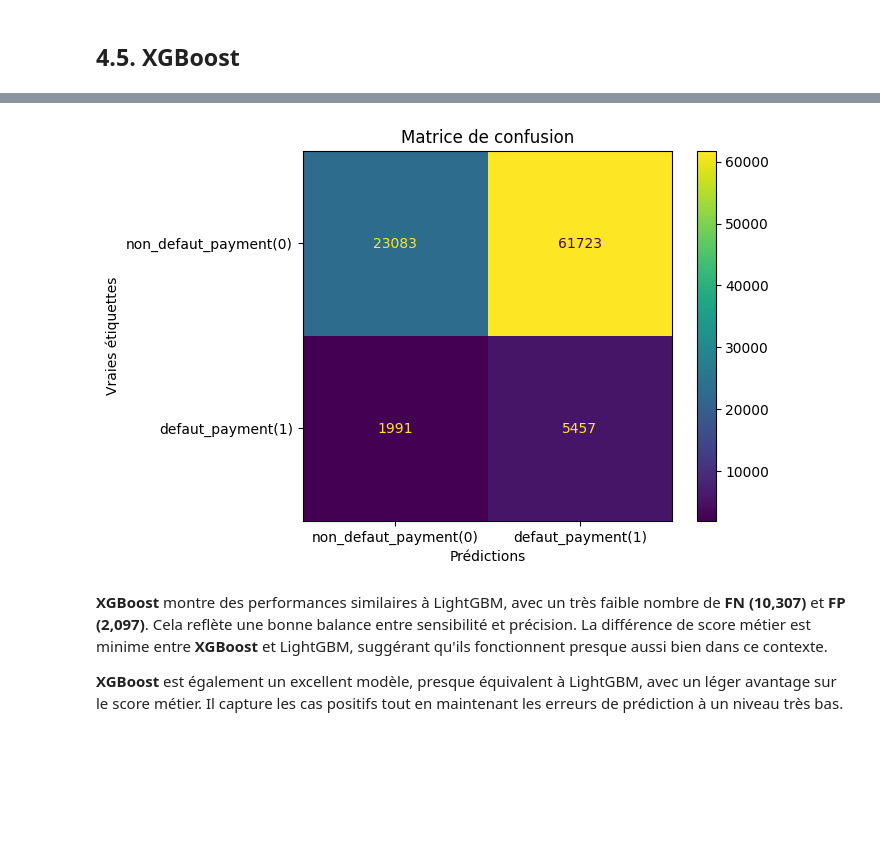
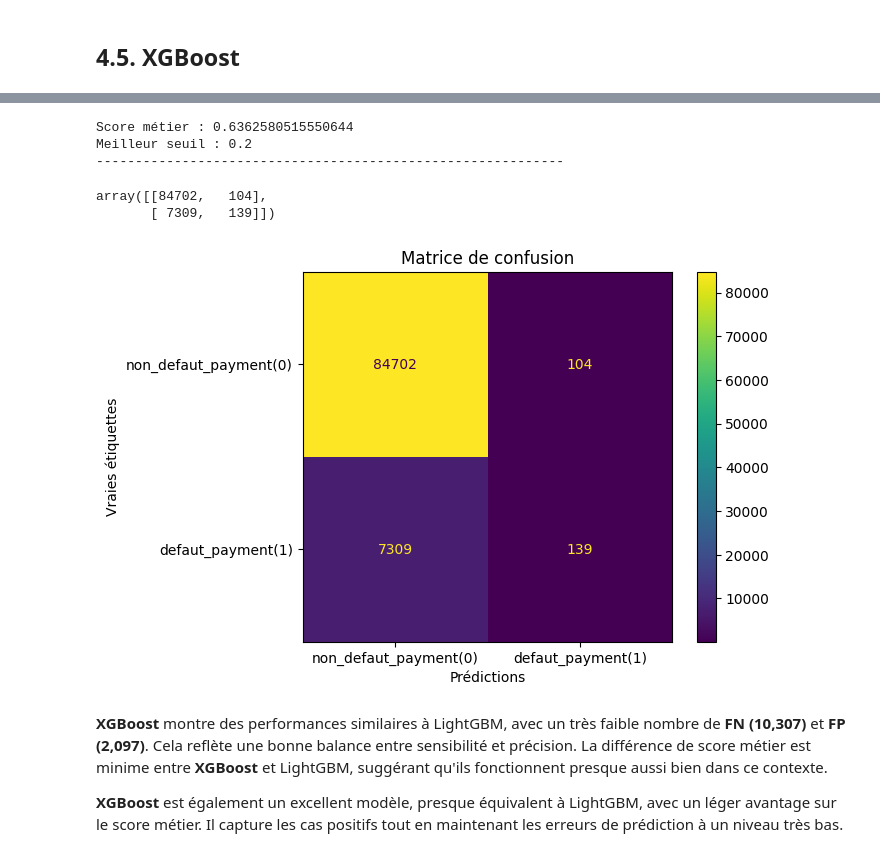
Before and after one commit to amadousysada/scoring-model, a Jupyter notebook: 03_modelisation.ipynb, the cells around one changed output, grey strips where cells are left out. Cells and saved outputs as stored; diff of their text form; code cells hidden in the pictures; blank space fills up the shorter version.

```diff
--- a/03_modelisation.ipynb
+++ b/03_modelisation.ipynb
@@ -220,11 +215,19 @@ def business_cost(y_true, y_pred_proba, threshold_return=False):
     threshold_return : Si True, retourne le seuil optimal avec le score.
 
     Retourne :
-    float : Le score métier basé sur 10 * FN + FP (inversé pour la maximisation).
+    float : Le score métier normalisé (entre 0 et 1).
     """
 
-    thresholds = np.arange(0.2, 1, 0.01)  # Seuils de 0.1 à 1 avec un pas de 0.01
-    max_possible_cost = 10 * sum(y_true == 1) + sum(y_true == 0)  # Coût si tout est mal classé
+    thresholds = np.arange(0.2, 0.5, 0.01)  # Seuils de 0.1 à 0.8 avec un pas de 0.01
+
+    # Calcul de la prévalence des classes
+    prevalence_positive = np.sum(y_true == 1) / len(y_true)  # Prévalence de la classe positive (défauts)
+    prevalence_negative = np.sum(y_true == 0) / len(y_true)  # Prévalence de la classe négative (bons payeurs)
+
+    # Calcul du coût maximal
+    # Coût maximal : tout est mal classé (FN = nombre de défauts, FP = nombre de bons payeurs)
+    max_cost = (10 * np.sum(y_true == 1)) + np.sum(y_true == 0)
+    max_weighted_cost = max_cost / (prevalence_positive + prevalence_negative)
 
     best_score = -float('inf')
     best_threshold = 0.5
@@ -234,8 +237,11 @@ def business_cost(y_true, y_pred_proba, threshold_return=False):
 
       cost = 10*fn + fp  # Coût métier brut
 
-      # Normalisation : 1 - (coût observé / coût max possible)
-      normalized_score = 1 - (cost / max_possible_cost)
+      # Pondération par la prévalence des classes
+      weighted_cost = cost / (prevalence_positive + prevalence_negative)
+
+      # Normalisation du coût (simplifié car min_weighted_cost = 0)
+      normalized_score = 1 - (weighted_cost / max_weighted_cost)
 
       if normalized_score > best_score:
             best_score = normalized_score
@@ -678,9 +698,14 @@ GridSearchCV(cv=StratifiedKFold(n_splits=4, random_state=42, shuffle=True),
                       'business_score': make_scorer(business_cost, response_method='predict_proba')},
              verbose=1)
 # %%
-visualize_confusion_matrix(model_results['XGBoost'].best_estimator_, X_valid, y_valid, preprocessor)
+visualize_confusion_matrix(model_results['XGBoost'].best_estimator_, X_valid, y_valid)
 # %% [output]
+Score métier : 0.6362580515550644
+Meilleur seuil : 0.2
+------------------------------------------------------------
+array([[84702,   104],
+       [ 7309,   139]])
-[figure, old version]
+[figure, new version]
 # %% [markdown]
 **XGBoost** montre des performances similaires à LightGBM, avec un très faible nombre de **FN (10,307)** et **FP (2,097)**. Cela reflète une bonne balance entre sensibilité et précision.
 La différence de score métier est minime entre **XGBoost** et LightGBM, suggérant qu'ils fonctionnent presque aussi bien dans ce contexte.
```
Also changed, not shown: parts of 16 cells of this notebook.
